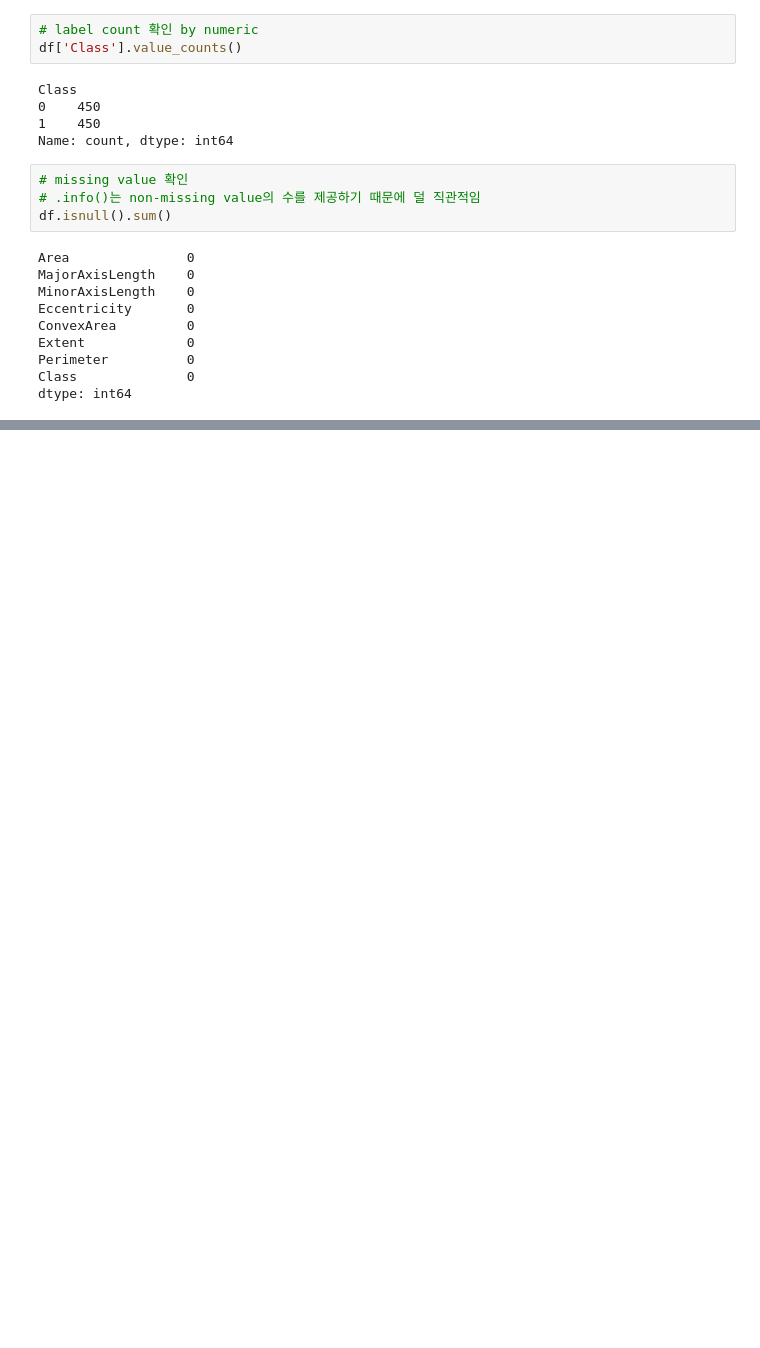
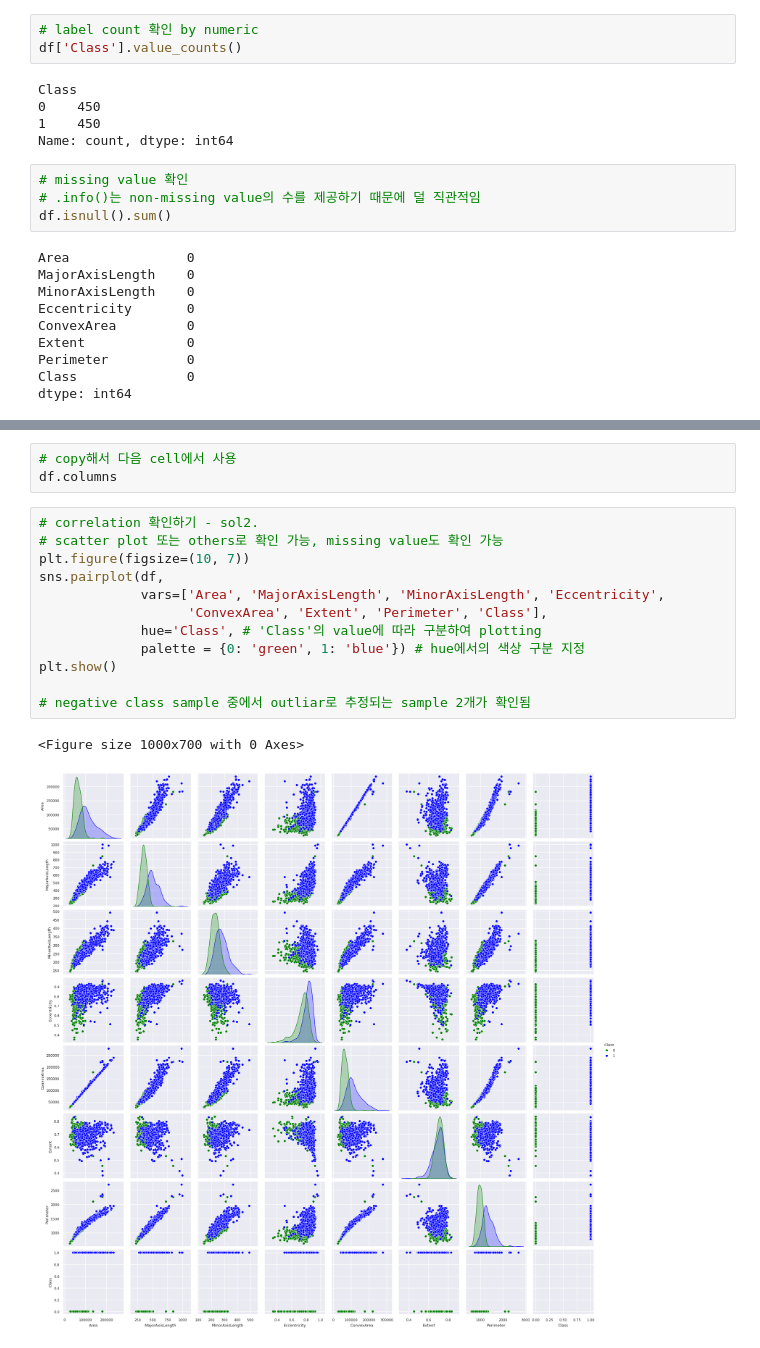
Before and after one commit to HyoYoonNam/Gachon-AISTUDY, a Jupyter notebook: DL_classification_raisin.ipynb, the cells around one changed output, grey strips where cells are left out. Cells and saved outputs as stored; diff of their text form; blank space fills up the shorter version.

```diff
--- a/DL_classification_raisin.ipynb
+++ b/DL_classification_raisin.ipynb
@@ -143,0 +166,18 @@ dtype: int64
+# %%
+# copy해서 다음 cell에서 사용
+df.columns
+# %%
+# correlation 확인하기 - sol2.
+# scatter plot 또는 others로 확인 가능, missing value도 확인 가능
+plt.figure(figsize=(10, 7))
+sns.pairplot(df,
+             vars=['Area', 'MajorAxisLength', 'MinorAxisLength', 'Eccentricity',
+                   'ConvexArea', 'Extent', 'Perimeter', 'Class'],
+             hue='Class', # 'Class'의 value에 따라 구분하여 plotting
+             palette = {0: 'green', 1: 'blue'}) # hue에서의 색상 구분 지정
+plt.show()
+
+# negative class sample 중에서 outliar로 추정되는 sample 2개가 확인됨
+# %% [output]
+<Figure size 1000x700 with 0 Axes>
+[figure, added]
```
Also changed, not shown: parts of 13 cells of this notebook.
